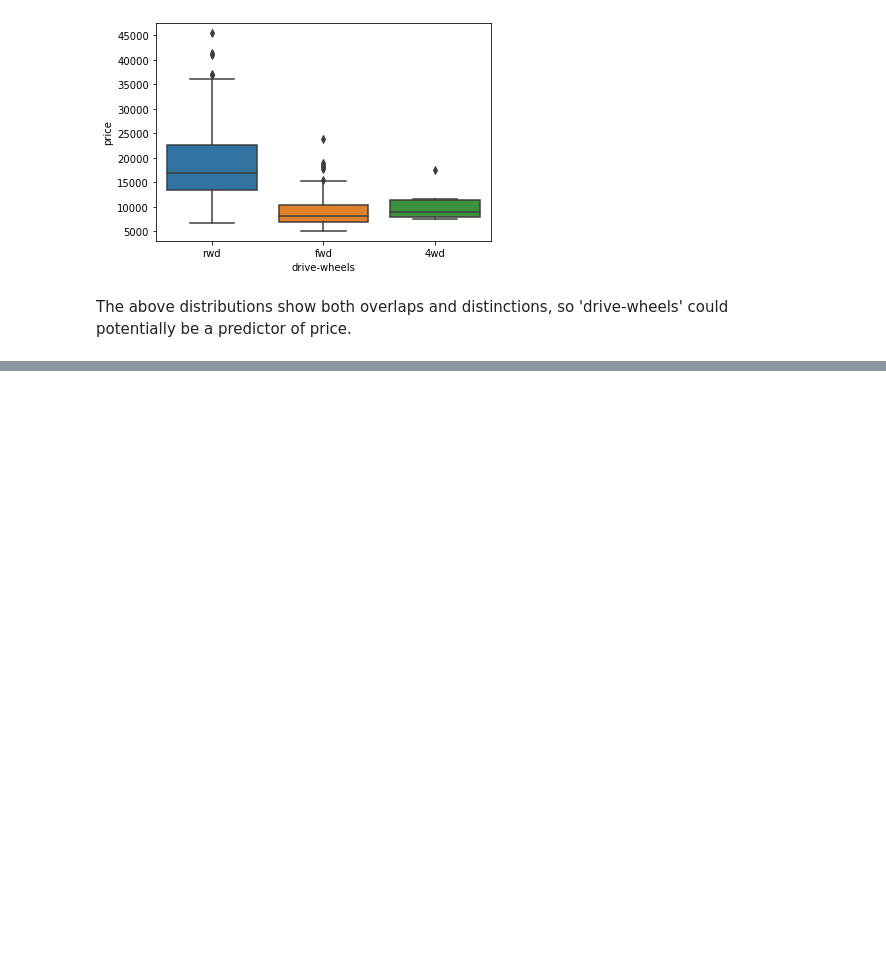
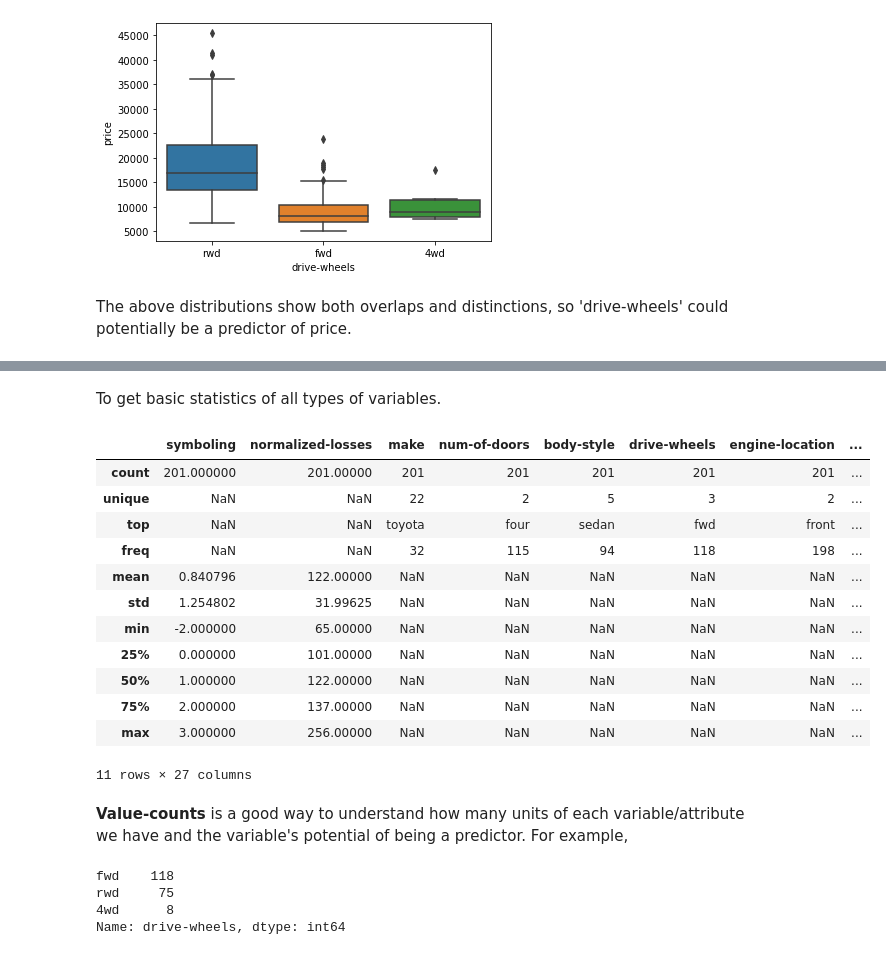
Before and after one commit to MehediEhteshum/CarDataExploratoryAnalysisViz, a Jupyter notebook: CarData-EDA&Viz.ipynb, the cells around one changed output, grey strips where cells are left out. Cells and saved outputs as stored; diff of their text form; code cells hidden in the pictures; blank space fills up the shorter version.

Commit message:
Descriptive statistical analysis and value-counts;

```diff
--- a/CarData-EDA&Viz.ipynb
+++ b/CarData-EDA&Viz.ipynb
@@ -147,0 +174,27 @@ The above distributions show both overlaps and distinctions, so 'drive-wheels' c
+# %% [markdown]
+To get basic statistics of all types of variables.
+# %%
+df.describe(include="all")
+# %% [output]
+|  | symboling | normalized-losses | make | num-of-doors | body-style | drive-wheels | engine-location | ... |
+| count | 201.000000 | 201.00000 | 201 | 201 | 201 | 201 | 201 | ... |
+| unique | NaN | NaN | 22 | 2 | 5 | 3 | 2 | ... |
+| top | NaN | NaN | toyota | four | sedan | fwd | front | ... |
+| freq | NaN | NaN | 32 | 115 | 94 | 118 | 198 | ... |
+| mean | 0.840796 | 122.00000 | NaN | NaN | NaN | NaN | NaN | ... |
+| std | 1.254802 | 31.99625 | NaN | NaN | NaN | NaN | NaN | ... |
+| min | -2.000000 | 65.00000 | NaN | NaN | NaN | NaN | NaN | ... |
+| 25% | 0.000000 | 101.00000 | NaN | NaN | NaN | NaN | NaN | ... |
+| 50% | 1.000000 | 122.00000 | NaN | NaN | NaN | NaN | NaN | ... |
+| 75% | 2.000000 | 137.00000 | NaN | NaN | NaN | NaN | NaN | ... |
+| max | 3.000000 | 256.00000 | NaN | NaN | NaN | NaN | NaN | ... |
+11 rows × 27 columns
+# %% [markdown]
+<strong>Value-counts</strong> is a good way to understand how many units of each variable/attribute we have and the variable's potential of being a predictor. For example,
+# %%
+df["drive-wheels"].value_counts()
+# %% [output]
+fwd    118
+rwd     75
+4wd      8
+Name: drive-wheels, dtype: int64
```
Also changed, not shown: parts of 12 cells of this notebook, 1 other file.
